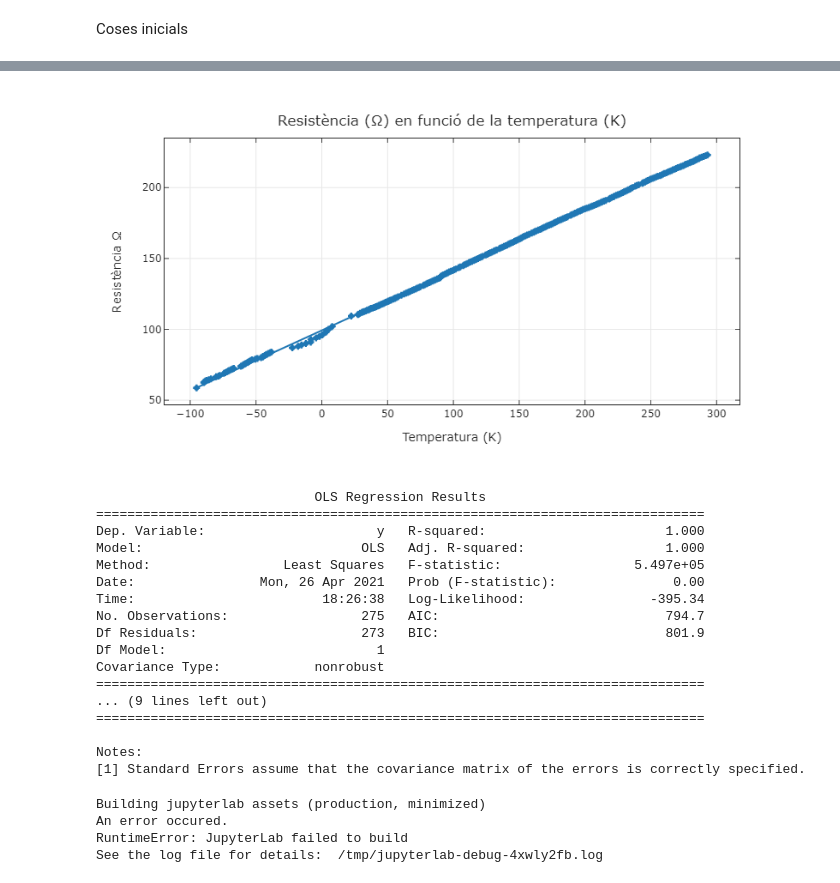
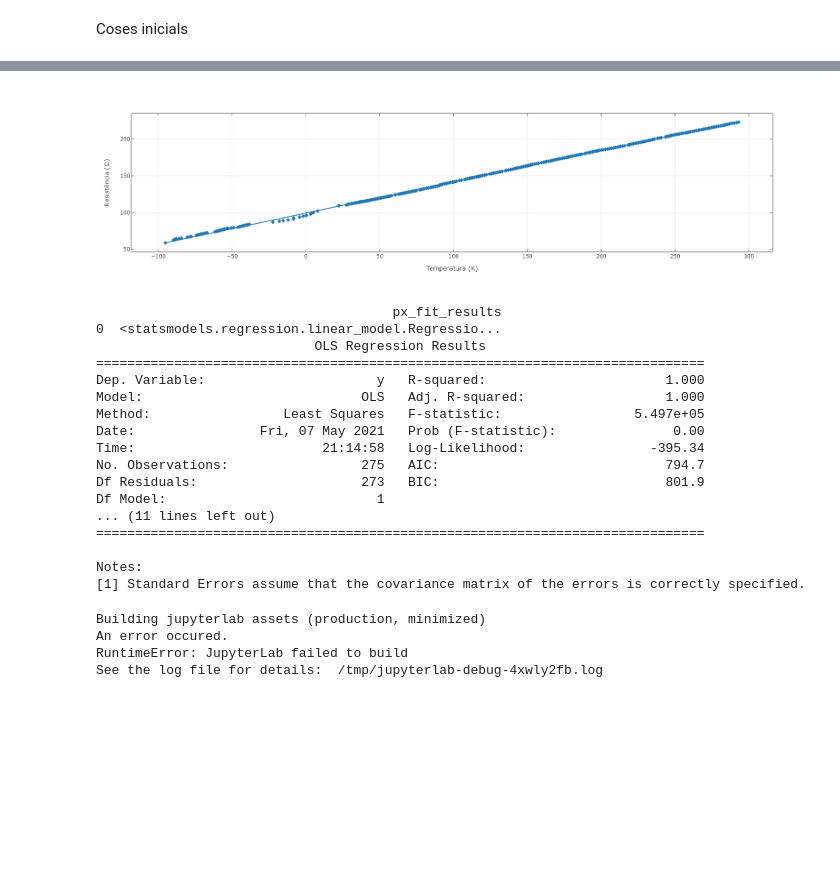
Before and after one commit to pmarg4/LabElectro, a Jupyter notebook: Practica Resistencia/Principal.ipynb, the cells around one changed output, grey strips where cells are left out. Drawn from its saved outputs; the diff is of its cells as text; code cells hidden in the pictures; blank space fills up the shorter version.

```diff
--- a/Practica Resistencia/Principal.ipynb
+++ b/Practica Resistencia/Principal.ipynb
@@ -134,48 +140,48 @@ Notes:
 # %%
 fig=px.scatter(dat,x='Tk',y='Rohm',template='simple_white', trendline="ols",error_x='Inc',error_y='Inc.1',
  labels={
                      "Tk": "Temperatura (K)",
 #                      "y": "Resistència $\\text{Resistència }(\Omega)$"
-                     "Rohm":resist +"&#x2126;"
+                     "Rohm":resist +"(&#x2126;)"
                  },
                )
 
-fig.update_layout(
-    title={
-        'text': "Resistència (&#x2126;) en funció de la temperatura (K)",
-        'y':0.9,
-        'x':0.5,
-        'xanchor': 'center',
-        'yanchor': 'bottom'
-        })
+# fig.update_layout(
+#     title={
+#         'text': "Resistència (&#x2126;) en funció de la temperatura (K)",
+#         'y':0.9,
+#         'x':0.5,
+#         'xanchor': 'center',
+#         'yanchor': 'bottom'
+#         })
 fig.update_xaxes(ticks="inside",
                 mirror='ticks',showline=True,showgrid=True
                 )
 fig.update_yaxes(ticks="inside",
                 mirror='ticks',showline=True,showgrid=True
 
                 )
 
 fig.show()
 results = px.get_trendline_results(fig)
 results = results.iloc[0]["px_fit_results"].summary()
 print(results)
-fig.write_image("fig1.pdf",engine="kaleido")
+fig.write_image("tot.pdf",engine="kaleido")
 # %% [output]
-[figure, old version]
+[figure, new version]
+                                      px_fit_results
+0  <statsmodels.regression.linear_model.Regressio...
                             OLS Regression Results
 ==============================================================================
 Dep. Variable:                      y   R-squared:                       1.000
 Model:                            OLS   Adj. R-squared:                  1.000
 Method:                 Least Squares   F-statistic:                 5.497e+05
-Date:                Mon, 26 Apr 2021   Prob (F-statistic):               0.00
-Time:                        18:26:38   Log-Likelihood:                -395.34
+Date:                Fri, 07 May 2021   Prob (F-statistic):               0.00
+Time:                        21:14:58   Log-Likelihood:                -395.34
 No. Observations:                 275   AIC:                             794.7
 Df Residuals:                     273   BIC:                             801.9
 Df Model:                           1
-Covariance Type:            nonrobust
-==============================================================================
-... (9 lines left out)
+... (11 lines left out)
 ==============================================================================
 
 Notes:
```
Also changed, not shown: parts of 4 cells of this notebook, 17 other files.
